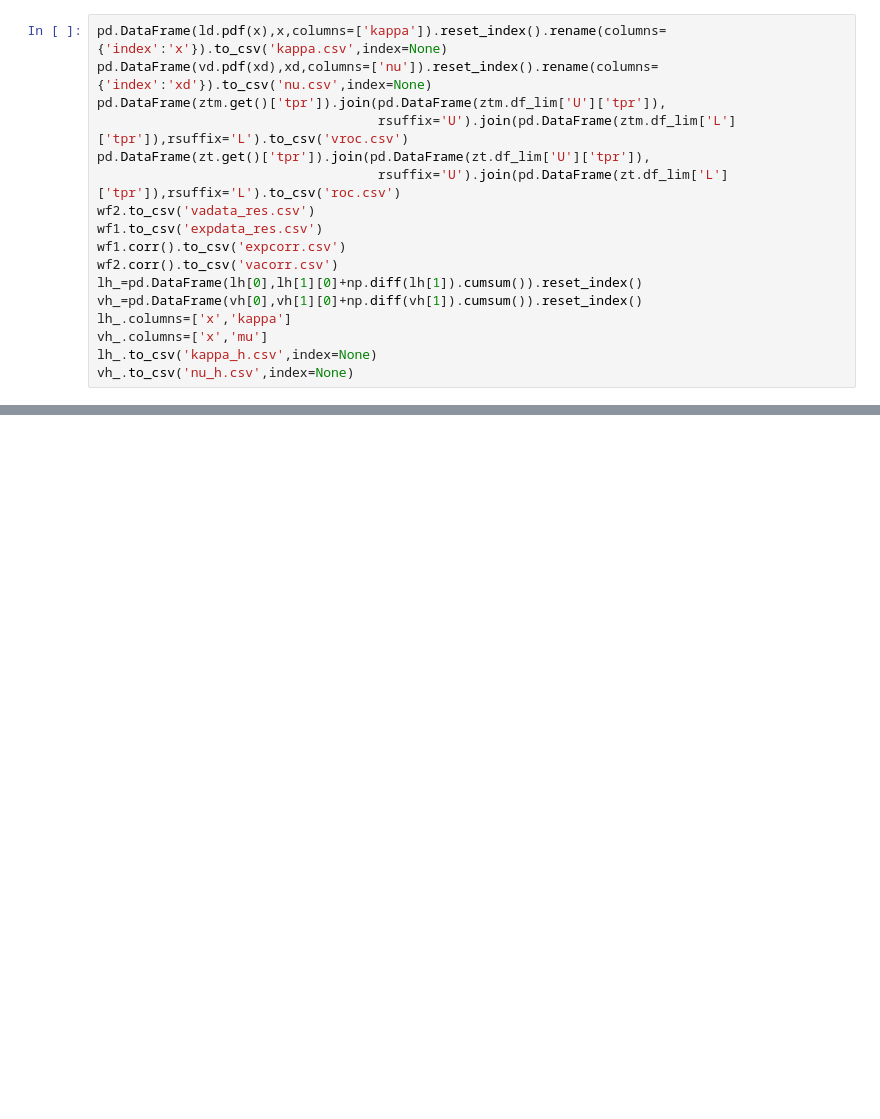
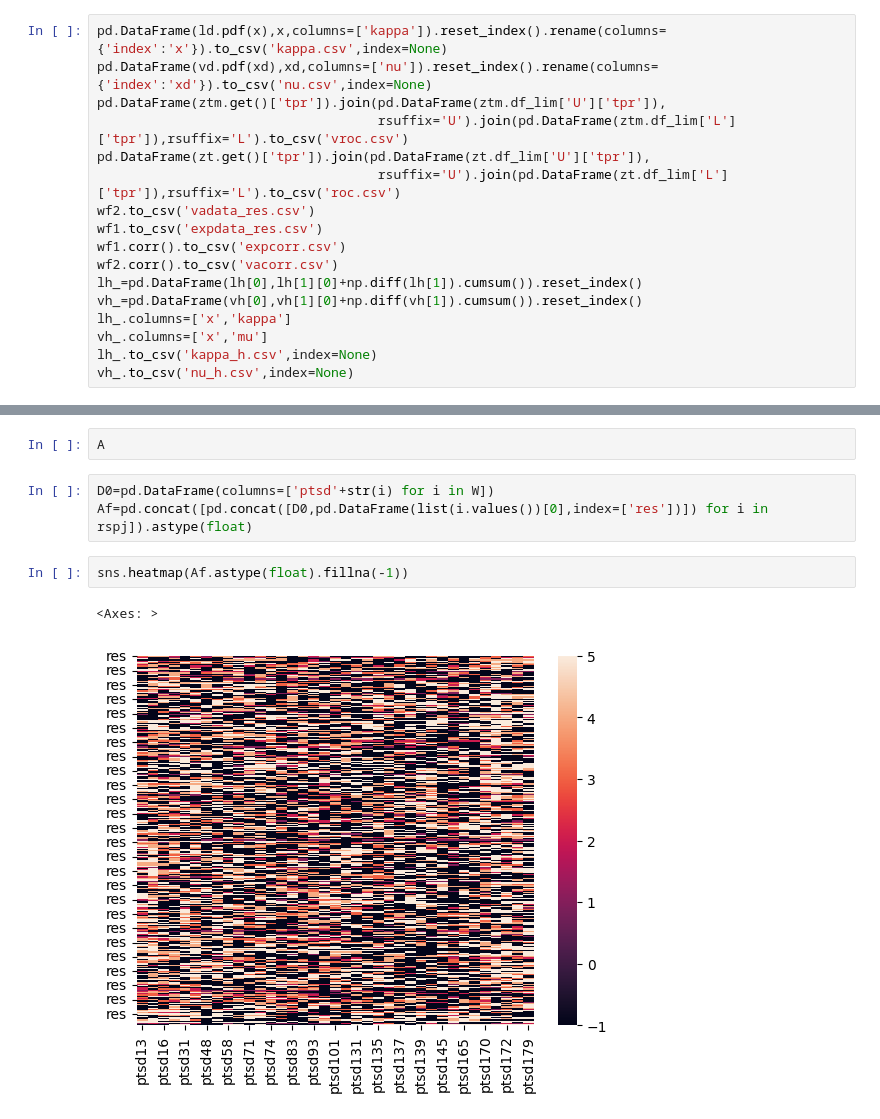
Before and after one commit to zeroknowledgediscovery/truthnet, a Jupyter notebook: truthnet/examples/perfpaper.ipynb, the cells around one changed output, grey strips where cells are left out. Cells and saved outputs as stored; diff of their text form; blank space fills up the shorter version.

```diff
--- a/truthnet/examples/perfpaper.ipynb
+++ b/truthnet/examples/perfpaper.ipynb
@@ -264,0 +259,10 @@ plt.axis('off')
+# %%
+A
+# %%
+D0=pd.DataFrame(columns=['ptsd'+str(i) for i in W])
+Af=pd.concat([pd.concat([D0,pd.DataFrame(list(i.values())[0],index=['res'])]) for i in rspj]).astype(float)
+# %%
+sns.heatmap(Af.astype(float).fillna(-1))
+# %% [output]
+<Axes: >
+[figure, added]
```
Also changed, not shown: parts of 10 cells of this notebook, 11 other files.
